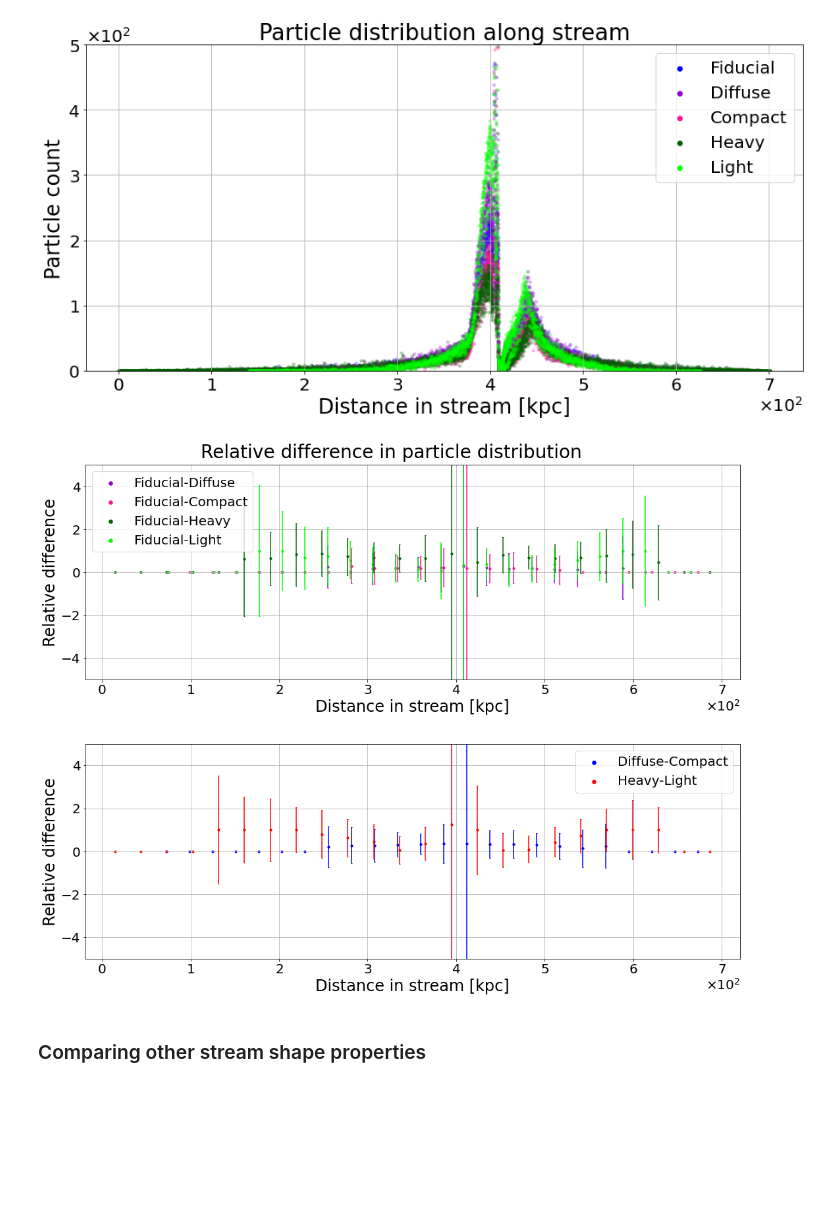
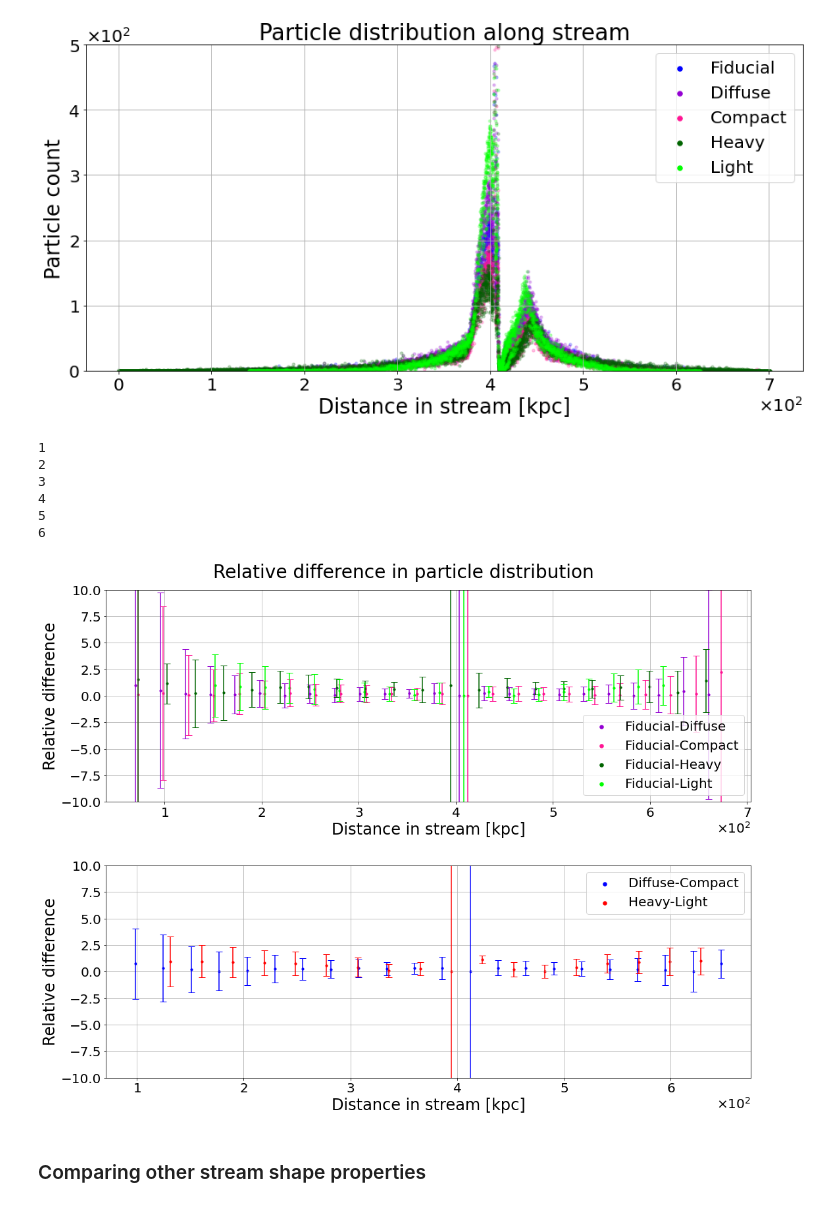
Before and after one commit to EmelieSandved/MSc_project, a Jupyter notebook: Analysing_results_pt1.ipynb, the cells around one changed output. Cells and saved outputs as stored; diff of their text form; code cells hidden in the pictures; blank space fills up the shorter version.

```diff
--- a/Analysing_results_pt1.ipynb
+++ b/Analysing_results_pt1.ipynb
@@ -1823,29 +2071,39 @@ plt.show()
 [figure]
 # %%
 nbins = 25
-
+print(1)
 diff_part_dens_fid_lr = binned_relative_difference_vr(lr_part_dens, lr_aligned_data, lr_orbital_data[:, -1],
                                                       fid_part_dens, fid_aligned_data, fid_orbital_data[:, -1],
                                                       fid_orbital_data[:, -1], nbins)
+diff_part_dens_fid_lr[:, 0] = diff_part_dens_fid_lr[:, 0] - 0.05e2
 
+print(2)
 diff_part_dens_fid_sr = binned_relative_difference_vr(sr_part_dens, sr_aligned_data, sr_orbital_data[:, -1],
                                                       fid_part_dens, fid_aligned_data, fid_orbital_data[:, -1],
                                                       sr_orbital_data[:, -1], nbins)
 
+print(3)
 diff_part_dens_fid_hm = binned_relative_difference_vr(hm_width, hm_aligned_data, hm_orbital_data[:, -1],
                                                       fid_part_dens, fid_aligned_data, fid_orbital_data[:, -1],
                                                       hm_orbital_data[:, -1], nbins)
-
+print(4)
 diff_part_dens_fid_lm = binned_relative_difference_vr(lm_part_dens, lm_aligned_data, lm_orbital_data[:, -1],
                                                       fid_part_dens, fid_aligned_data, fid_orbital_data[:, -1],
                                                       fid_orbital_data[:, -1], nbins)
 
 
-
+print(5)
 diff_part_dens_lr_sr = binned_relative_difference_vr(sr_part_dens, sr_aligned_data, sr_orbital_data[:, -1],
                                                      lr_part_dens, lr_aligned_data, lr_orbital_data[:, -1],
                                                      sr_orbital_data[:, -1], nbins)
-
+print(6)
 diff_part_dens_hm_lm = binned_relative_difference_vr(lm_part_dens, lm_aligned_data, lm_orbital_data[:, -1],
                                                      hm_part_dens, hm_aligned_data, hm_orbital_data[:, -1],
                                                      hm_orbital_data[:, -1], nbins)
+# %% [output]
+1
+2
+3
+4
+5
+6
@@ -1863,13 +2170,13 @@ axc32[0].scatter(diff_part_dens_fid_lm[:, 0], diff_part_dens_fid_lm[:, 1], c='li
 
 
 axc32[0].errorbar(diff_part_dens_fid_lr[:, 0], diff_part_dens_fid_lr[:, 1], yerr=diff_part_dens_fid_lr[:, 2],
-                  ecolor='darkviolet', capsize=1, linestyle='')
+                  ecolor='darkviolet', capsize=5, linestyle='')
 axc32[0].errorbar(diff_part_dens_fid_sr[:, 0], diff_part_dens_fid_sr[:, 1], yerr=diff_part_dens_fid_sr[:, 2],
-                  ecolor='deeppink', capsize=1, linestyle='')
+                  ecolor='deeppink', capsize=5, linestyle='')
 axc32[0].errorbar(diff_part_dens_fid_hm[:, 0], diff_part_dens_fid_hm[:, 1], yerr=diff_part_dens_fid_hm[:, 2],
-                  ecolor='darkgreen', capsize=1, linestyle='')
+                  ecolor='darkgreen', capsize=5, linestyle='')
 axc32[0].errorbar(diff_part_dens_fid_lm[:, 0], diff_part_dens_fid_lm[:, 1], yerr=diff_part_dens_fid_lm[:, 2],
-                  ecolor='lime', capsize=1, linestyle='')
+                  ecolor='lime', capsize=5, linestyle='')
 
 
 #axc32[0].plot(bin_pos, diff_part_dens_fid_lr, color='darkgreen', label='Fiducial-Diffuse')
@@ -1878,7 +2185,7 @@ axc32[0].errorbar(diff_part_dens_fid_lm[:, 0], diff_part_dens_fid_lm[:, 1], yerr
 #axc32[0].plot(bin_pos, diff_part_dens_fid_lm, color='orange', label='Fiducial-Light')
 
 
-axc32[0].set_ylim(ymin=-5, ymax=5)
+axc32[0].set_ylim(ymin=-10, ymax=10)
 axc32[0].set_ylabel('Relative difference')
 axc32[0].set_xlabel('Distance in stream [kpc]')
 
@@ -1903,37 +2210,37 @@ axc32[1].scatter(diff_part_dens_hm_lm[:, 0], diff_part_dens_hm_lm[:, 1], c='r',
 
 
 axc32[1].errorbar(diff_part_dens_lr_sr[:, 0], diff_part_dens_lr_sr[:, 1], yerr=diff_part_dens_lr_sr[:, 2],
-                  ecolor='b', capsize=1, linestyle='')
+                  ecolor='b', capsize=5, linestyle='')
 axc32[1].errorbar(diff_part_dens_hm_lm[:, 0], diff_part_dens_hm_lm[:, 1], yerr=diff_part_dens_hm_lm[:, 2],
-                  ecolor='r', capsize=1, linestyle='')
+                  ecolor='r', capsize=5, linestyle='')
 
 #axc32[1].plot(bin_pos, diff_part_dens_lr_sr, color='b', label='Diffuse-Compact')
 #axc32[1].plot(bin_pos, diff_part_dens_hm_lm, color='r', label='Heavy-Light')
 
-axc32[1].set_ylim(ymin=-5, ymax=5)
+axc32[1].set_ylim(ymin=-10, ymax=10)
 axc32[1].set_ylabel('Relative difference')
 axc32[1].set_xlabel('Distance in stream [kpc]')
 #axc32[1].set_title('Relative difference in particle density')
 
 axc32[1].xaxis.set_major_formatter(ScalarFormatter(useMathText=True))
 axc32[1].xaxis.get_major_formatter().set_powerlimits((0, 0))
 
 lgnd = axc32[1].legend()
 lgnd.legendHandles[0]._sizes=[30]
 lgnd.legendHandles[1]._sizes=[30]
 lgnd.legendHandles[0].set_alpha(1)
 lgnd.legendHandles[1].set_alpha(1)
 
 figc32.suptitle('Relative difference in particle distribution', fontsize=28)
 
 
 
 plt.tight_layout()
 plt.subplots_adjust(hspace=0.3)
 plt.savefig('./Plots/Relative_differences_particle_density.png', facecolor='w', bbox_inches='tight')
 plt.show()
 # %% [output]
-[figure, old version]
+[figure, new version]
 # %% [markdown]
 ### Comparing other stream shape properties
 # %%
```
Also changed, not shown: parts of 24 cells of this notebook, 1 other file.
